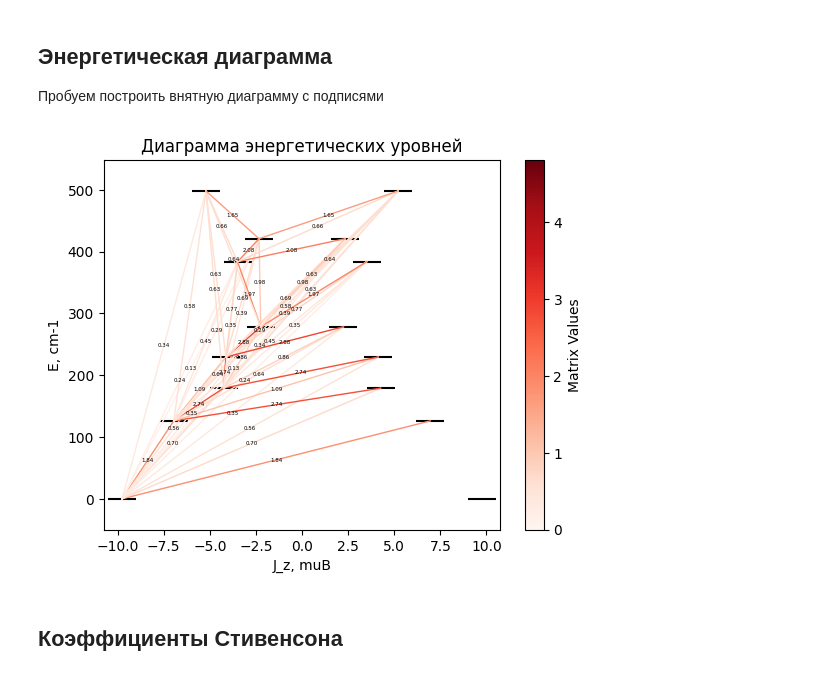
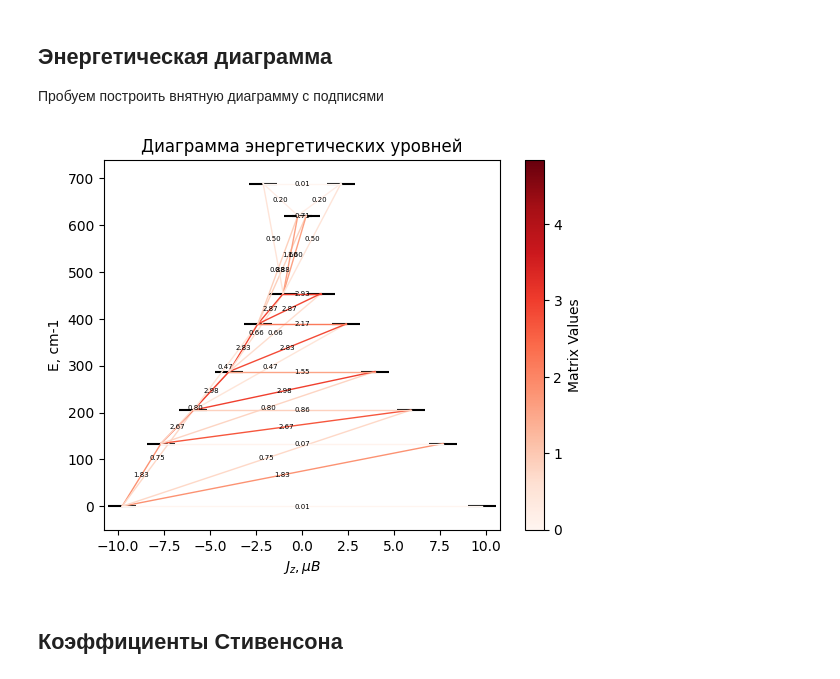
Before and after one commit to krainyukov/FastMOLCAS, a Jupyter notebook: fast_report.ipynb, the cells around one changed output. Saved outputs shown, nothing was run; the diff lists cells and outputs as text; code cells hidden in the pictures.

Commit message:
ideal diagram

```diff
--- a/fast_report.ipynb
+++ b/fast_report.ipynb
@@ -4,7 +4,7 @@
 1) Импортируем библиотеку pandas для удобства работы
 2) В той же папке, в которой лежит этот рабочий документ оставляем результат работы MOLCAS
 # %%
-filename = 'UMITOB'
+filename = 'LEZLUA'
 path = f'./logs/{filename}.log'
 # %%
 import pandas as pd
@@ -315,23 +321,22 @@ heat_map_dir = process_ab_initio_blocking_barrier(lines, doc)
 
 Пробуем построить внятную диаграмму с подписями
 # %%
-import pandas as pd
-import matplotlib.pyplot as plt
-from matplotlib.colors import Normalize
 
 # Объединяем данные для осей x и y
 resultx = pd.concat([ab_initio_barrier_df['l+, muB'], ab_initio_barrier_df['l-, muB']], ignore_index=True, sort=False)
 resulty = pd.concat([ab_initio_barrier_df['E, cm-1'], ab_initio_barrier_df['E, cm-1']], ignore_index=True, sort=False)
 
 # Создаем нормализатор для значений матричных элементов
-all_matrix_values = [value for inner_list in heat_map_dir for value in inner_list]
+all_matrix_values_dir = [float(value) for inner_list in heat_map_dir for value in inner_list if isinstance(value, (int, float))]
+all_matrix_values_df = [float(value) for inner_list in heat_map_df.values for value in inner_list if isinstance(value, (int, float))]
+all_matrix_values = all_matrix_values_dir + all_matrix_values_df
 norm = Normalize(vmin=min(all_matrix_values), vmax=max(all_matrix_values))
 
 # Соединяем уровни линиями
 for i in range(len(ab_initio_barrier_df)):
     for j in range(len(ab_initio_barrier_df)):
         # Не соединяем уровень с самим собой
-        if i != j:
+        if i != j and j > i and j - i < 3:
             # Получаем координаты
             x_values = [ab_initio_barrier_df['l+, muB'].iloc[i], ab_initio_barrier_df['l-, muB'].iloc[j]]
             y_values = [ab_initio_barrier_df['E, cm-1'].iloc[i], ab_initio_barrier_df['E, cm-1'].iloc[j]]
@@ -352,9 +357,8 @@ for i in range(len(ab_initio_barrier_df)):
             # Добавляем подпись к линии
             mid_x = (x_values[0] + x_values[1]) / 2
             mid_y = (y_values[0] + y_values[1]) / 2
-            plt.text(mid_x, mid_y, f'{matrix_value:.2f}', fontsize=4, ha='center', va='center', color='black')
+            plt.text(mid_x, mid_y, f'{matrix_value:.2f}', fontsize=5, ha='center', va='center', color='black')
 
-            # Соединяем уровни с одинаковыми значениями
             if i < j:
                 x_values = [ab_initio_barrier_df['l+, muB'].iloc[i], ab_initio_barrier_df['l+, muB'].iloc[j]]
                 y_values = [ab_initio_barrier_df['E, cm-1'].iloc[i], ab_initio_barrier_df['E, cm-1'].iloc[j]]
@@ -368,36 +372,63 @@ for i in range(len(ab_initio_barrier_df)):
 
                 # Определяем цвет линии с использованием палитры Reds
                 color = plt.cm.Reds(norm(matrix_value))  # Используем colormap для получения цвета
 
                 # Рисуем линию
                 plt.plot(x_values, y_values, color=color, linewidth=1)
 
                 # Добавляем подпись к линии
                 mid_x = (x_values[0] + x_values[1]) / 2
                 mid_y = (y_values[0] + y_values[1]) / 2
-                plt.text(mid_x, mid_y, f'{matrix_value:.2f}', fontsize=4, ha='center', va='center', color='black')
+                plt.text(mid_x, mid_y, f'{matrix_value:.2f}', fontsize=5, ha='center', va='center', color='black')
+
+# Соединяем уровни линиями
+for i in range(len(ab_initio_barrier_df)):
+    for j in range(len(ab_initio_barrier_df)):
+        # Не соединяем уровень с самим собой
+        if i == j:
+            # Получаем координаты
+            x_values = [ab_initio_barrier_df['l+, muB'].iloc[i], ab_initio_barrier_df['l-, muB'].iloc[j]]
+            y_values = [ab_initio_barrier_df['E, cm-1'].iloc[i], ab_initio_barrier_df['E, cm-1'].iloc[j]]
+
+            # Получаем значение матричного элемента
+            matrix_value = heat_map_df[i][j]
+
+            # Пропускаем, если значение матричного элемента равно нулю
+            if matrix_value == 0:
+                continue
+
+            # Определяем цвет линии с использованием палитры Reds
+            color = plt.cm.Reds(norm(matrix_value))  # Используем colormap для получения цвета
+
+            # Рисуем линию
+            plt.plot(x_values, y_values, color=color, linewidth=1)
+
+            # Добавляем подпись к линии
+            mid_x = (x_values[0] + x_values[1]) / 2
+            mid_y = (y_values[0] + y_values[1]) / 2
+            plt.text(mid_x, mid_y, f'{matrix_value:.2f}', fontsize=5, ha='center', va='center', color='black')
 
 # Устанавливаем пределы осей
 plt.xlim(min(resultx) - 1, max(resultx) + 1)  # Добавляем немного отступа
 plt.ylim(min(resulty) - 50, max(resulty) + 50)  # Добавляем немного отступа
 
-plt.xlabel('J_z, muB')
+plt.xlabel('$J_z, \mu B$')
 plt.ylabel('E, cm-1')
 plt.title('Диаграмма энергетических уровней')
 
 # Убираем линии сетки
 plt.grid(False)
 plt.scatter(resultx, resulty, s=390, marker='_', color='black')
 
 # Добавляем цветовую шкалу
 cbar = plt.colorbar(plt.cm.ScalarMappable(norm=norm, cmap='Reds'), ax=plt.gca())
 cbar.set_label('Matrix Values')
 
 # Сохраняем график
 plt.savefig('Energy_diagram.png')
 plt.show()
 # %% [output]
-[figure, old version]
+[figure, new version]
 # %% [markdown]
 ## Коэффициенты Стивенсона
 # %%
```
Also changed, not shown: parts of 7 cells of this notebook.
